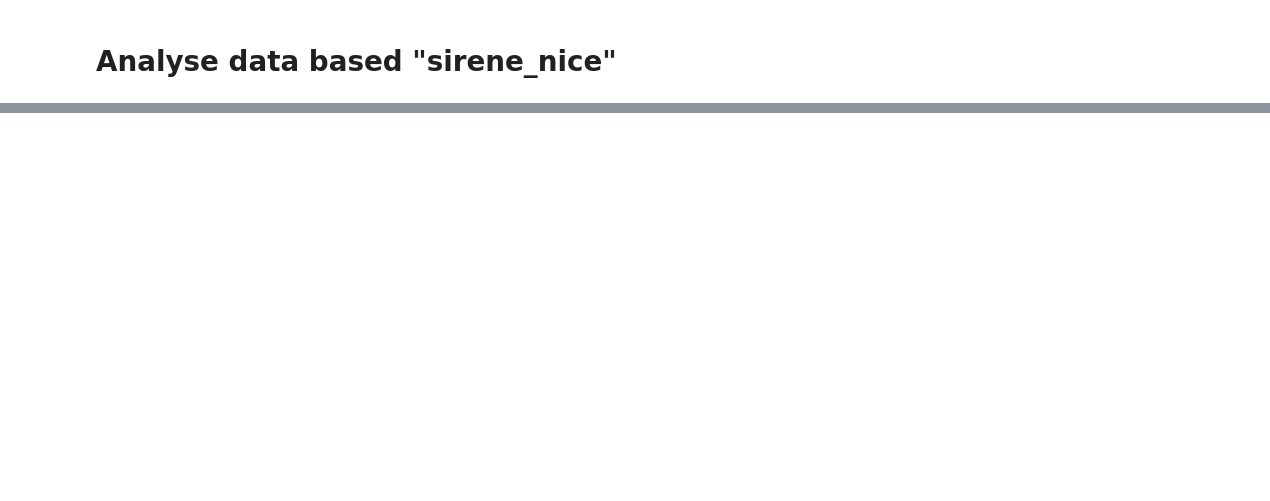
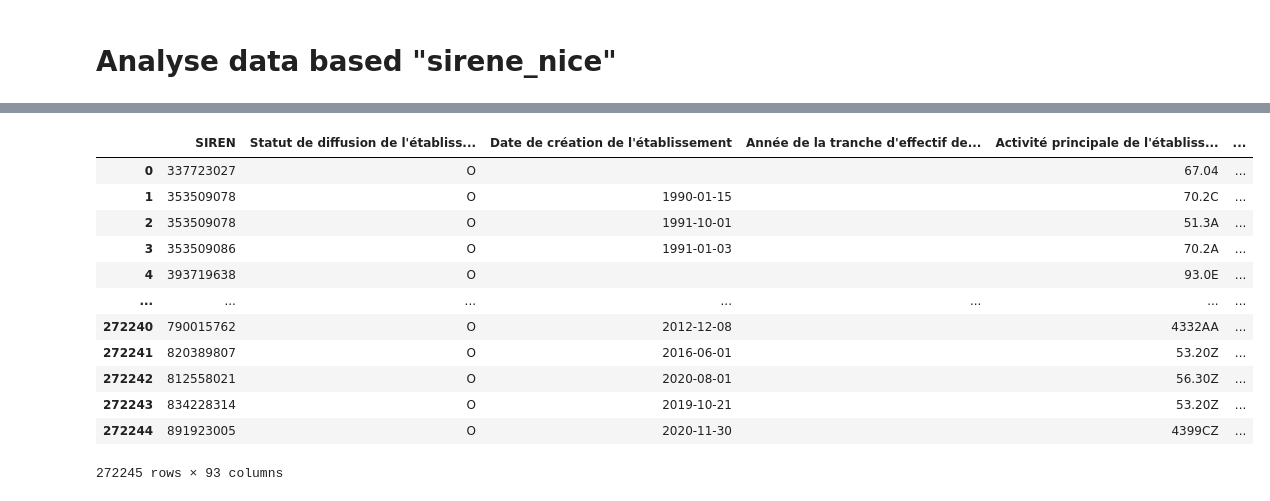
Before and after one commit to eangelid/trampact, a Jupyter notebook: notebooks/ac_dataset_sirene_nice_v0.ipynb, the cells around one changed output, grey strips where cells are left out. Drawn from its saved outputs; the diff is of its cells as text; code cells hidden in the pictures; blank space fills up the shorter version.

```diff
--- a/notebooks/ac_dataset_sirene_nice_v0.ipynb
+++ b/notebooks/ac_dataset_sirene_nice_v0.ipynb
@@ -23,0 +84,17 @@ entreprise_df.head()
+# %%
+entreprise_df_obj=entreprise_df.select_dtypes(exclude=['int64'])
+entreprise_df_obj
+# %% [output]
+|  | SIREN | Statut de diffusion de l'établiss... | Date de création de l'établissement | Année de la tranche d'effectif de... | Activité principale de l'établiss... | ... |
+| 0 | 337723027 | O |  |  | 67.04 | ... |
+| 1 | 353509078 | O | 1990-01-15 |  | 70.2C | ... |
+| 2 | 353509078 | O | 1991-10-01 |  | 51.3A | ... |
+| 3 | 353509086 | O | 1991-01-03 |  | 70.2A | ... |
+| 4 | 393719638 | O |  |  | 93.0E | ... |
+| ... | ... | ... | ... | ... | ... | ... |
+| 272240 | 790015762 | O | 2012-12-08 |  | 4332AA | ... |
+| 272241 | 820389807 | O | 2016-06-01 |  | 53.20Z | ... |
+| 272242 | 812558021 | O | 2020-08-01 |  | 56.30Z | ... |
+| 272243 | 834228314 | O | 2019-10-21 |  | 53.20Z | ... |
+| 272244 | 891923005 | O | 2020-11-30 |  | 4399CZ | ... |
+272245 rows × 93 columns
```
Also changed, not shown: parts of 19 cells of this notebook, 2 other files.
